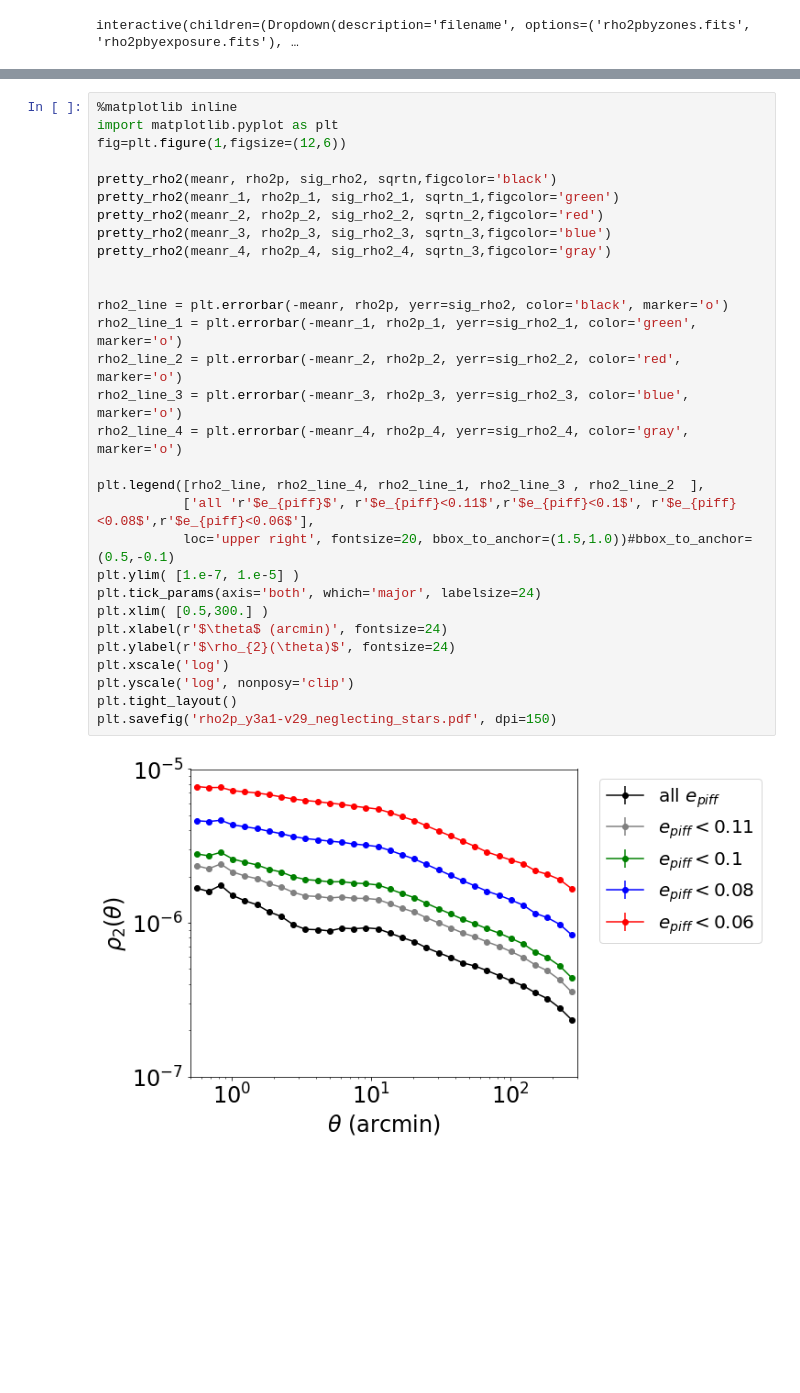
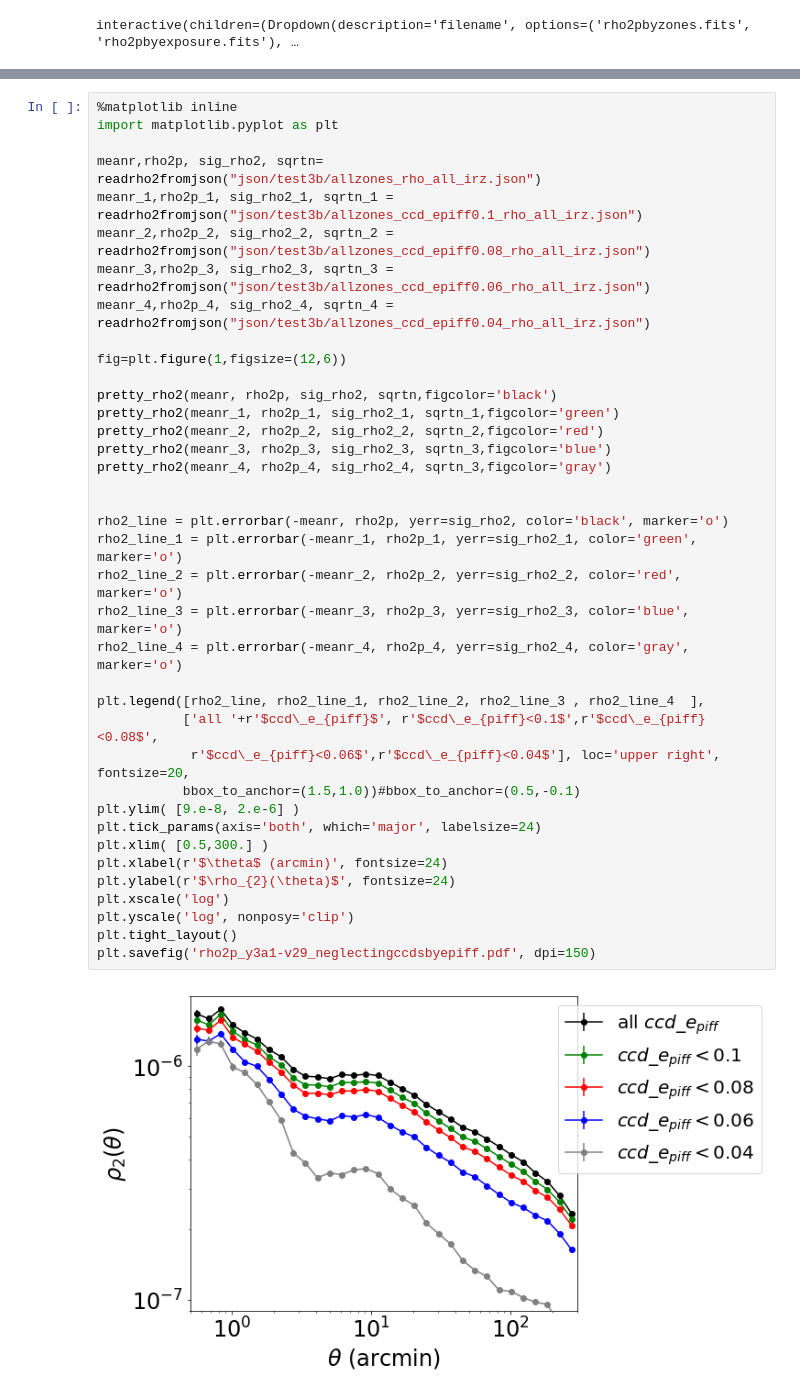
Before and after one commit to andalenavals/notebooks, a Jupyter notebook: y3a1-v29tests/y3a1-v29TESTS.ipynb, the cells around one changed output, grey strips where cells are left out. Cells and saved outputs as stored; diff of their text form; blank space fills up the shorter version.

Commit message:
extension of possibilities in thes test3 and inclusion of the test4

```diff
--- a/y3a1-v29tests/y3a1-v29TESTS.ipynb
+++ b/y3a1-v29tests/y3a1-v29TESTS.ipynb
@@ -504,32 +619,40 @@ meanr_4,rho2p_4, sig_rho2_4, sqrtn_4 = readrho2fromjson("json/test2b/allzones_ep
 # %%
 %matplotlib inline
 import matplotlib.pyplot as plt
+
+meanr,rho2p, sig_rho2, sqrtn= readrho2fromjson("json/test3b/allzones_rho_all_irz.json")
+meanr_1,rho2p_1, sig_rho2_1, sqrtn_1 = readrho2fromjson("json/test3b/allzones_ccd_epiff0.1_rho_all_irz.json")
+meanr_2,rho2p_2, sig_rho2_2, sqrtn_2 = readrho2fromjson("json/test3b/allzones_ccd_epiff0.08_rho_all_irz.json")
+meanr_3,rho2p_3, sig_rho2_3, sqrtn_3 = readrho2fromjson("json/test3b/allzones_ccd_epiff0.06_rho_all_irz.json")
+meanr_4,rho2p_4, sig_rho2_4, sqrtn_4 = readrho2fromjson("json/test3b/allzones_ccd_epiff0.04_rho_all_irz.json")
+
 fig=plt.figure(1,figsize=(12,6))
 
 pretty_rho2(meanr, rho2p, sig_rho2, sqrtn,figcolor='black')
 pretty_rho2(meanr_1, rho2p_1, sig_rho2_1, sqrtn_1,figcolor='green')
 pretty_rho2(meanr_2, rho2p_2, sig_rho2_2, sqrtn_2,figcolor='red')
 pretty_rho2(meanr_3, rho2p_3, sig_rho2_3, sqrtn_3,figcolor='blue')
 pretty_rho2(meanr_4, rho2p_4, sig_rho2_4, sqrtn_3,figcolor='gray')
 
 
 rho2_line = plt.errorbar(-meanr, rho2p, yerr=sig_rho2, color='black', marker='o')
 rho2_line_1 = plt.errorbar(-meanr_1, rho2p_1, yerr=sig_rho2_1, color='green', marker='o')
 rho2_line_2 = plt.errorbar(-meanr_2, rho2p_2, yerr=sig_rho2_2, color='red', marker='o')
 rho2_line_3 = plt.errorbar(-meanr_3, rho2p_3, yerr=sig_rho2_3, color='blue', marker='o')
 rho2_line_4 = plt.errorbar(-meanr_4, rho2p_4, yerr=sig_rho2_4, color='gray', marker='o')
 
-plt.legend([rho2_line, rho2_line_4, rho2_line_1, rho2_line_3 , rho2_line_2  ],
-           ['all 'r'$e_{piff}$', r'$e_{piff}<0.11$',r'$e_{piff}<0.1$', r'$e_{piff}<0.08$',r'$e_{piff}<0.06$'],
-           loc='upper right', fontsize=20, bbox_to_anchor=(1.5,1.0))#bbox_to_anchor=(0.5,-0.1)
-plt.ylim( [1.e-7, 1.e-5] )
+plt.legend([rho2_line, rho2_line_1, rho2_line_2, rho2_line_3 , rho2_line_4  ],
+           ['all '+r'$ccd\_e_{piff}$', r'$ccd\_e_{piff}<0.1$',r'$ccd\_e_{piff}<0.08$',
+            r'$ccd\_e_{piff}<0.06$',r'$ccd\_e_{piff}<0.04$'], loc='upper right', fontsize=20,
+           bbox_to_anchor=(1.5,1.0))#bbox_to_anchor=(0.5,-0.1)
+plt.ylim( [9.e-8, 2.e-6] )
 plt.tick_params(axis='both', which='major', labelsize=24)
 plt.xlim( [0.5,300.] )
 plt.xlabel(r'$\theta$ (arcmin)', fontsize=24)
 plt.ylabel(r'$\rho_{2}(\theta)$', fontsize=24)
 plt.xscale('log')
 plt.yscale('log', nonposy='clip')
 plt.tight_layout()
-plt.savefig('rho2p_y3a1-v29_neglecting_stars.pdf', dpi=150)
+plt.savefig('rho2p_y3a1-v29_neglectingccdsbyepiff.pdf', dpi=150)
 # %% [output]
-[figure, old version]
+[figure, new version]
```
Also changed, not shown: parts of 16 cells of this notebook, 19 other files.
